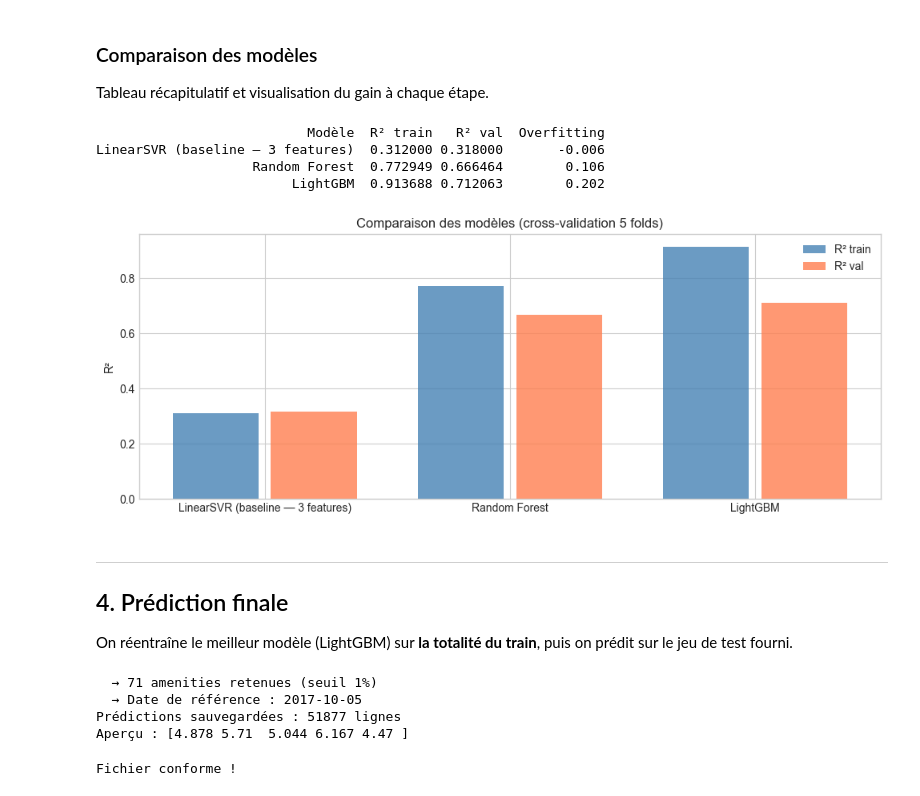
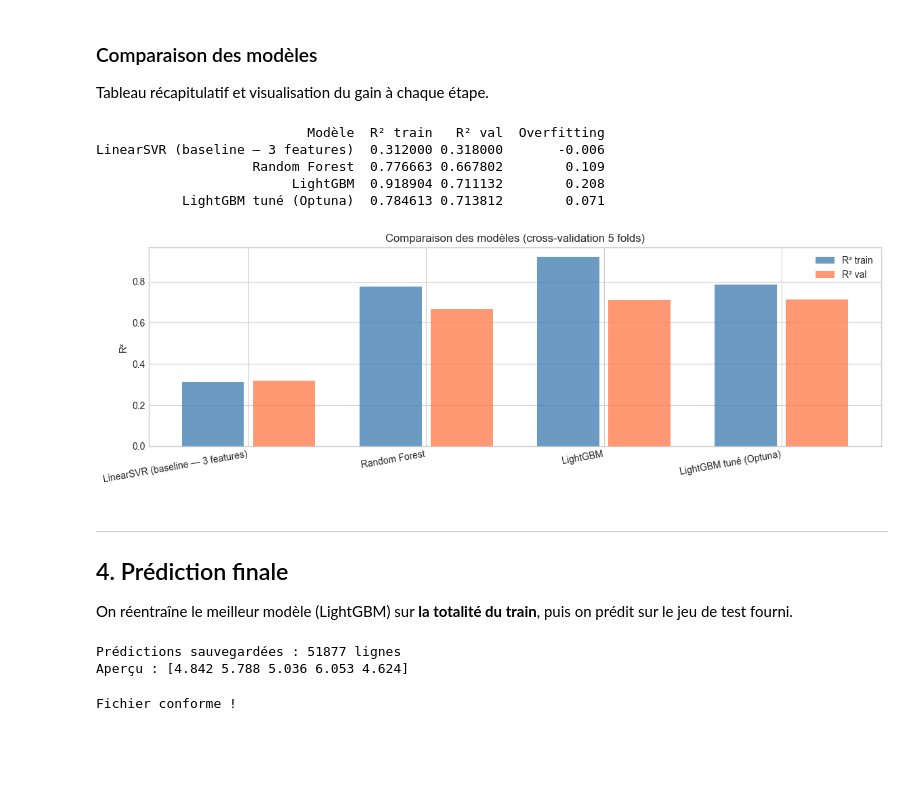
Before and after one commit to Matissegeoffray/airbnb-price-prediction, a Jupyter notebook: airbnb_prediction.ipynb, the cells around one changed output. Cells and saved outputs as stored; diff of their text form; code cells hidden in the pictures; blank space fills up the shorter version.

```diff
--- a/airbnb_prediction.ipynb
+++ b/airbnb_prediction.ipynb
@@ -300,7 +293,8 @@ On combine tous les transformers avec `ColumnTransformer` : chaque groupe de col
 # %%
 # Colonnes par type
 NUMERIC_COLS = ['accommodates', 'bedrooms', 'beds', 'bathrooms',
-                'number_of_reviews', 'review_scores_rating', 'latitude', 'longitude']
+                'number_of_reviews', 'review_scores_rating', 'latitude', 'longitude',
+                'amenities_count', 'beds_per_person', 'bath_per_person', 'has_reviews']
 
 CATEGORICAL_COLS = ['city', 'room_type', 'property_type', 'neighbourhood',
                     'cancellation_policy', 'bed_type']
@@ -321,6 +315,15 @@ def clean_data(df):
     df['cleaning_fee'] = df['cleaning_fee'].astype(int)
     for col in ['host_has_profile_pic', 'host_identity_verified', 'instant_bookable']:
         df[col] = df[col].map({'t': 1, 'f': 0}).astype(float)
+
+    # Features dérivées
+    df['amenities_count'] = df['amenities'].apply(
+        lambda s: len(re.sub(r'[{}"]', '', str(s)).split(',')) if pd.notna(s) else 0
+    )
+    df['has_reviews']     = (df['number_of_reviews'] > 0).astype(int)
+    df['beds_per_person'] = df['beds'] / df['accommodates'].clip(lower=1)
+    df['bath_per_person'] = df['bathrooms'] / df['accommodates'].clip(lower=1)
+
     return df
 
 train_clean = clean_data(train)
@@ -406,7 +409,7 @@ Première étape vers les modèles ensemblistes. Le Random Forest combine plusie
 pipeline_rf = Pipeline([
     ('prep',  preprocessor),
     ('model', RandomForestRegressor(
-        n_estimators=300,
+        n_estimators=1000,
         max_features='sqrt',
         min_samples_leaf=5,
         n_jobs=-1,
@@ -472,0 +634,14 @@ LightGBM — R² train : 0.914 | R² val : 0.712
+# %%
+# Réévaluation du meilleur modèle trouvé par Optuna
+pipeline_lgb_tuned = Pipeline([
+    ('prep',  preprocessor),
+    ('model', lgb.LGBMRegressor(**study.best_params, n_jobs=-1, random_state=42, verbose=-1))
+])
+
+results_lgb_tuned = cross_validate(pipeline_lgb_tuned, X, y, cv=kf,
+                                    scoring='r2', return_train_score=True)
+
+r2_lgb_tuned_train = results_lgb_tuned['train_score'].mean()
+r2_lgb_tuned_val   = results_lgb_tuned['test_score'].mean()
+print(f"LightGBM tuné — R² train : {r2_lgb_tuned_train:.3f} | R² val : {r2_lgb_tuned_val:.3f}")
+print(f"Gain vs LightGBM de base : {r2_lgb_tuned_val - r2_lgb_val:+.3f}")
@@ -476,43 +698,42 @@ LightGBM — R² train : 0.914 | R² val : 0.712
 Tableau récapitulatif et visualisation du gain à chaque étape.
 # %%
 resultats = pd.DataFrame({
-    'Modèle':   ['LinearSVR (baseline — 3 features)', 'Random Forest', 'LightGBM'],
-    'R² train': [0.312,        r2_rf_train, r2_lgb_train],
-    'R² val':   [0.318,        r2_rf_val,   r2_lgb_val],
+    'Modèle':   ['LinearSVR (baseline — 3 features)', 'Random Forest', 'LightGBM', 'LightGBM tuné (Optuna)'],
+    'R² train': [0.312, r2_rf_train, r2_lgb_train, r2_lgb_tuned_train],
+    'R² val':   [0.318, r2_rf_val,   r2_lgb_val,   r2_lgb_tuned_val],
 })
 resultats['Overfitting'] = (resultats['R² train'] - resultats['R² val']).round(3)
 print(resultats.to_string(index=False))
 
-fig, ax = plt.subplots(figsize=(10, 4))
+fig, ax = plt.subplots(figsize=(12, 4))
 x = range(len(resultats))
 ax.bar([i - 0.2 for i in x], resultats['R² train'], width=0.35, label='R² train', color='steelblue', alpha=0.8)
 ax.bar([i + 0.2 for i in x], resultats['R² val'],   width=0.35, label='R² val',   color='coral',    alpha=0.8)
 ax.set_xticks(list(x))
-ax.set_xticklabels(resultats['Modèle'])
+ax.set_xticklabels(resultats['Modèle'], rotation=10, ha='right')
 ax.set_ylabel('R²')
 ax.set_title('Comparaison des modèles (cross-validation 5 folds)')
 ax.legend()
 plt.tight_layout()
 plt.show()
 # %% [output]
                            Modèle  R² train   R² val  Overfitting
 LinearSVR (baseline — 3 features)  0.312000 0.318000       -0.006
-                    Random Forest  0.772949 0.666464        0.106
-                         LightGBM  0.913688 0.712063        0.202
+                    Random Forest  0.776663 0.667802        0.109
+                         LightGBM  0.918904 0.711132        0.208
+           LightGBM tuné (Optuna)  0.784613 0.713812        0.071
-[figure, old version]
+[figure, new version]
 # %% [markdown]
 ---
 ## 4. Prédiction finale
 
 On réentraîne le meilleur modèle (LightGBM) sur **la totalité du train**, puis on prédit sur le jeu de test fourni.
 # %%
-X_test_final = test_clean  # pas de colonne 'id' dans le test CSV
+X_test_final = test_clean
 
-# Réentraîner sur tout le train
-pipeline_lgb.fit(X, y)
-
-# Prédire sur le test
-y_final = pipeline_lgb.predict(X_test_final)
+# Le pipeline_lgb_tuned est déjà fitté (depuis la cellule SHAP)
+# On prédit directement sur le test
+y_final = pipeline_lgb_tuned.predict(X_test_final)
 
 # Sauvegarder au format attendu
 prediction_example = pd.read_csv("Airbnb/prediction_example.csv")
@@ -522,10 +743,8 @@ prediction_example.to_csv("MaPredictionFinale.csv", index=False)
 print(f"Prédictions sauvegardées : {len(y_final)} lignes")
 print(f"Aperçu : {y_final[:5].round(3)}")
 # %% [output]
-  → 71 amenities retenues (seuil 1%)
-  → Date de référence : 2017-10-05
 Prédictions sauvegardées : 51877 lignes
-Aperçu : [4.878 5.71  5.044 6.167 4.47 ]
+Aperçu : [4.842 5.788 5.036 6.053 4.624]
 # %%
 # Vérification du format de soumission
 def estConforme(monFichier_csv):
```
Also changed, not shown: parts of 11 cells of this notebook, 1 other file.
